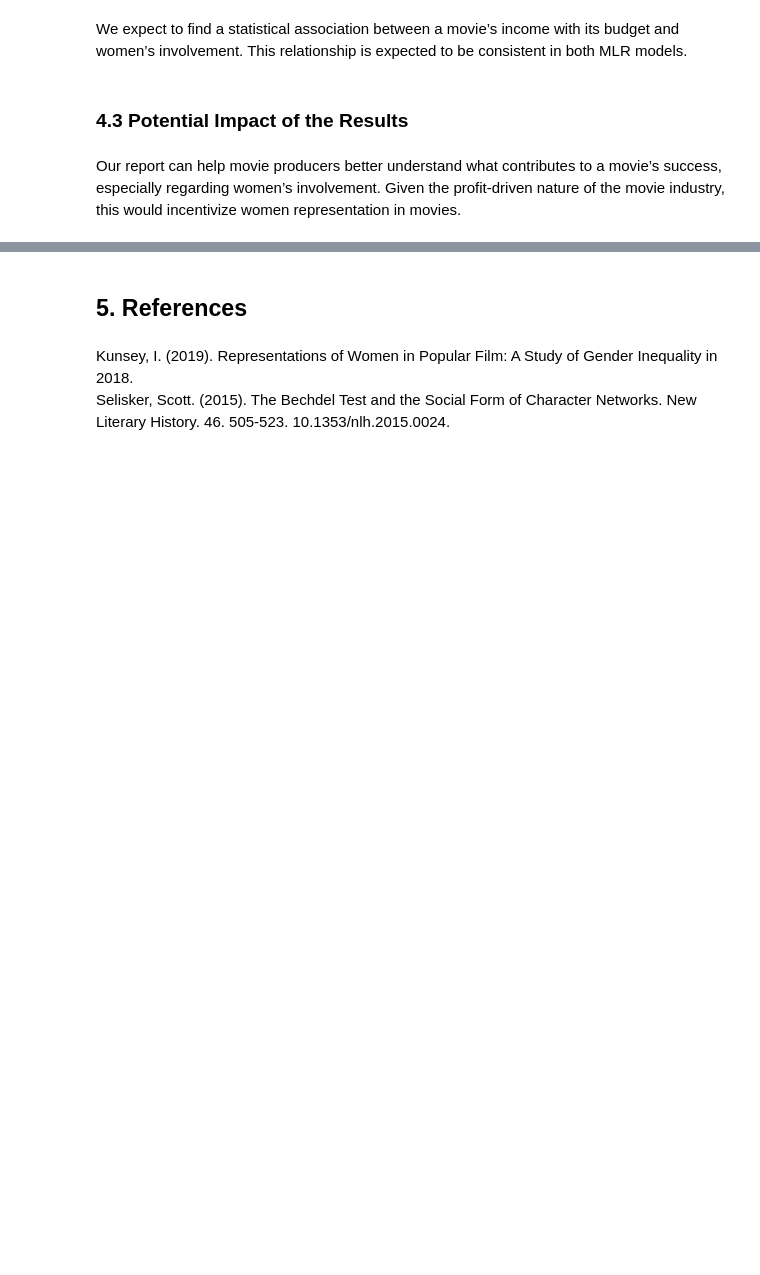
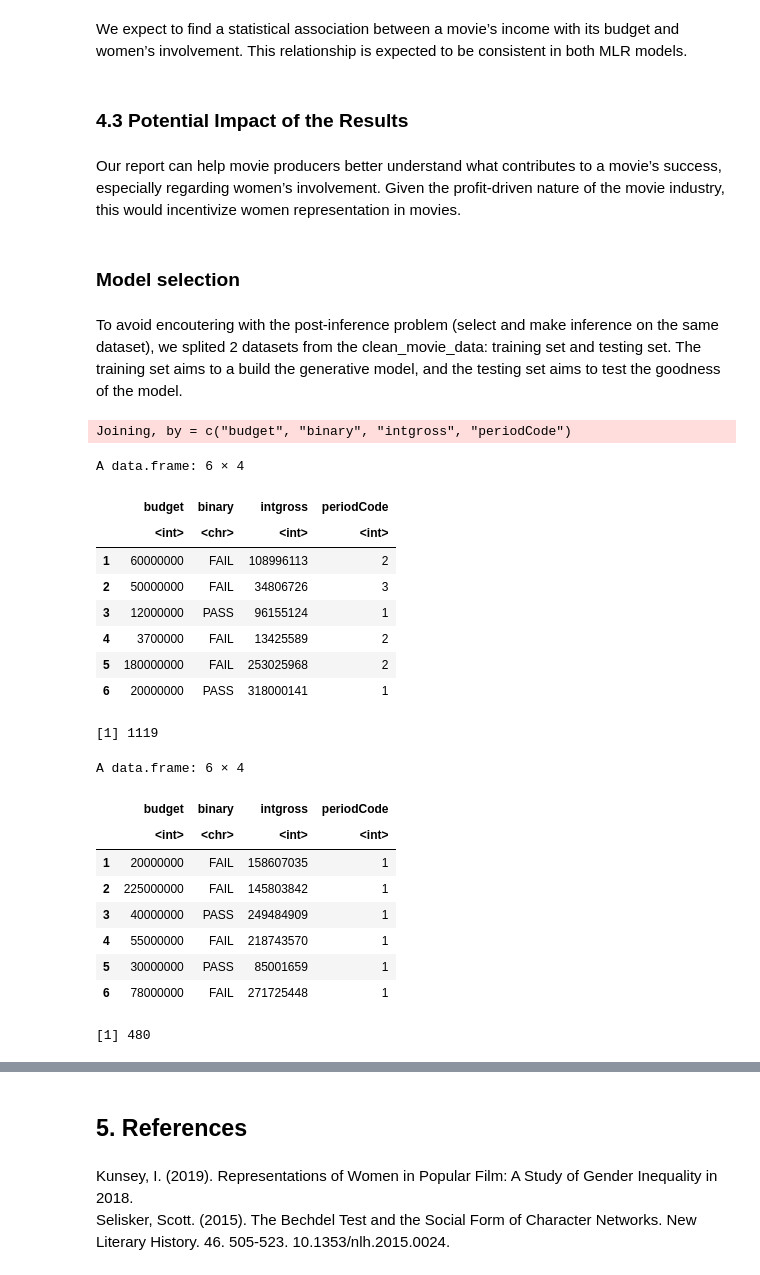
Before and after one commit to Wills-Hao/Film-Profit-Factors-R, a Jupyter notebook: FinalReport.ipynb, the cells around one changed output, grey strips where cells are left out. Cells and saved outputs as stored; diff of their text form; code cells hidden in the pictures; blank space fills up the shorter version.

```diff
--- a/FinalReport.ipynb
+++ b/FinalReport.ipynb
@@ -238,3 +249,48 @@ We expect to find a statistical association between a movie’s income with its
 ### 4.3 Potential Impact of the Results
 # %% [markdown]
 Our report can help movie producers better understand what contributes to a movie’s success, especially regarding women’s involvement. Given the profit-driven nature of the movie industry, this would incentivize women representation in movies.
+# %% [markdown]
+### Model selection
+# %% [markdown]
+To avoid encoutering with the post-inference problem (select and make inference on the same dataset), we splited 2 datasets from the clean_movie_data: training set and testing set. The training set aims to a build the generative model, and the testing set aims to test the goodness of the model.
+# %%
+selected_movie_data <- clean_movie_data %>%
+                    select(budget, binary, intgross, periodCode)
+
+set.seed(111)
+
+training_set <- sample_n(selected_movie_data, size = nrow(clean_movie_data) * 0.70,
+  replace = FALSE
+)
+
+testing_set <- anti_join(selected_movie_data,
+  training_set
+)
+
+head(training_set)
+nrow(training_set)
+
+head(testing_set)
+nrow(testing_set)
+# %% [output]
+Joining, by = c("budget", "binary", "intgross", "periodCode")
+A data.frame: 6 × 4
+|  | budget | binary | intgross | periodCode |
+|  | <int> | <chr> | <int> | <int> |
+| 1 | 60000000 | FAIL | 108996113 | 2 |
+| 2 | 50000000 | FAIL | 34806726 | 3 |
+| 3 | 12000000 | PASS | 96155124 | 1 |
+| 4 | 3700000 | FAIL | 13425589 | 2 |
+| 5 | 180000000 | FAIL | 253025968 | 2 |
+| 6 | 20000000 | PASS | 318000141 | 1 |
+[1] 1119
+A data.frame: 6 × 4
+|  | budget | binary | intgross | periodCode |
+|  | <int> | <chr> | <int> | <int> |
+| 1 | 20000000 | FAIL | 158607035 | 1 |
+| 2 | 225000000 | FAIL | 145803842 | 1 |
+| 3 | 40000000 | PASS | 249484909 | 1 |
+| 4 | 55000000 | FAIL | 218743570 | 1 |
+| 5 | 30000000 | PASS | 85001659 | 1 |
+| 6 | 78000000 | FAIL | 271725448 | 1 |
+[1] 480
```
Also changed, not shown: parts of 6 cells of this notebook.
